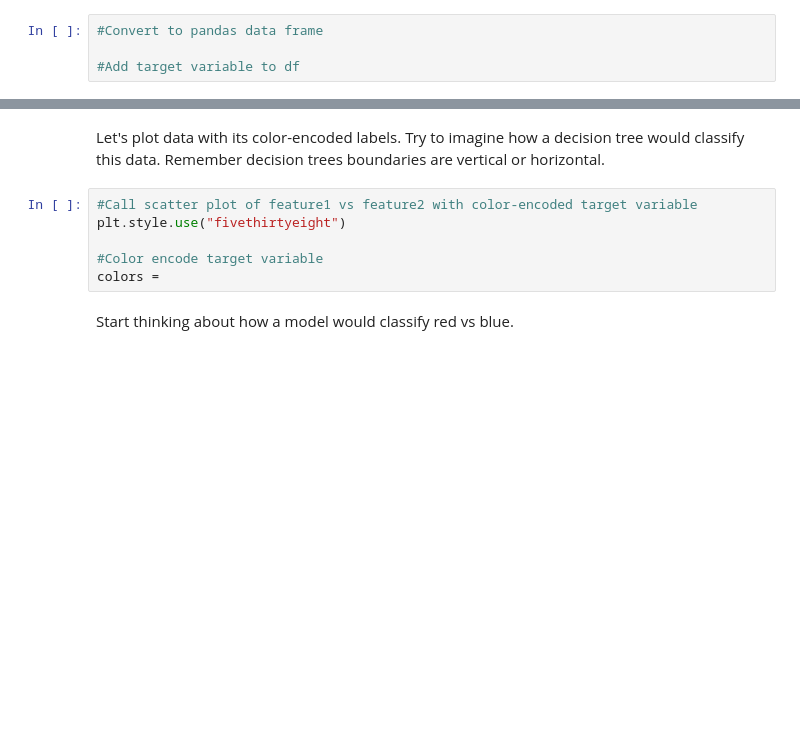
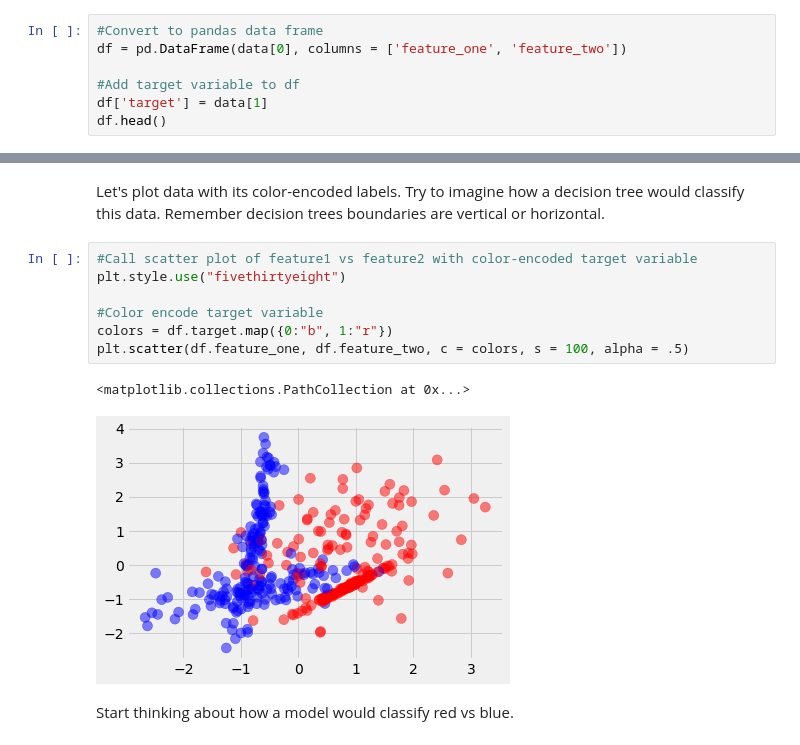
Before and after one commit to yangliu222/DS-SF-42, a Jupyter notebook: george_section/notebooks/In_class/Decision Trees, Bias vs Variance, and Cross Validation (In class).ipynb, the cells around one changed output, grey strips where cells are left out. Cells and saved outputs as stored; diff of their text form; blank space fills up the shorter version.

```diff
--- a/george_section/notebooks/In_class/Decision Trees, Bias vs Variance, and Cross Validation (In class).ipynb
+++ b/george_section/notebooks/In_class/Decision Trees, Bias vs Variance, and Cross Validation (In class).ipynb
@@ -79,5 +97,8 @@ data = make_classification(n_samples=400, n_features=2, n_informative=2, n_redun
 # data[1] is the labels
 # %%
 #Convert to pandas data frame
+df = pd.DataFrame(data[0], columns = ['feature_one', 'feature_two'])
 
 #Add target variable to df
+df['target'] = data[1]
+df.head()
@@ -86,9 +114,13 @@ Let's plot data with its color-encoded labels. Try to imagine how a decision tre
 # %%
 #Call scatter plot of feature1 vs feature2 with color-encoded target variable
 plt.style.use("fivethirtyeight")
 
 #Color encode target variable
-colors =
+colors = df.target.map({0:"b", 1:"r"})
+plt.scatter(df.feature_one, df.feature_two, c = colors, s = 100, alpha = .5)
+# %% [output]
+<matplotlib.collections.PathCollection at 0x...>
+[figure, added]
 # %% [markdown]
 Start thinking about how a model would classify red vs blue.
 # %% [markdown]
```
Also changed, not shown: parts of 65 cells of this notebook, 3 other files.
